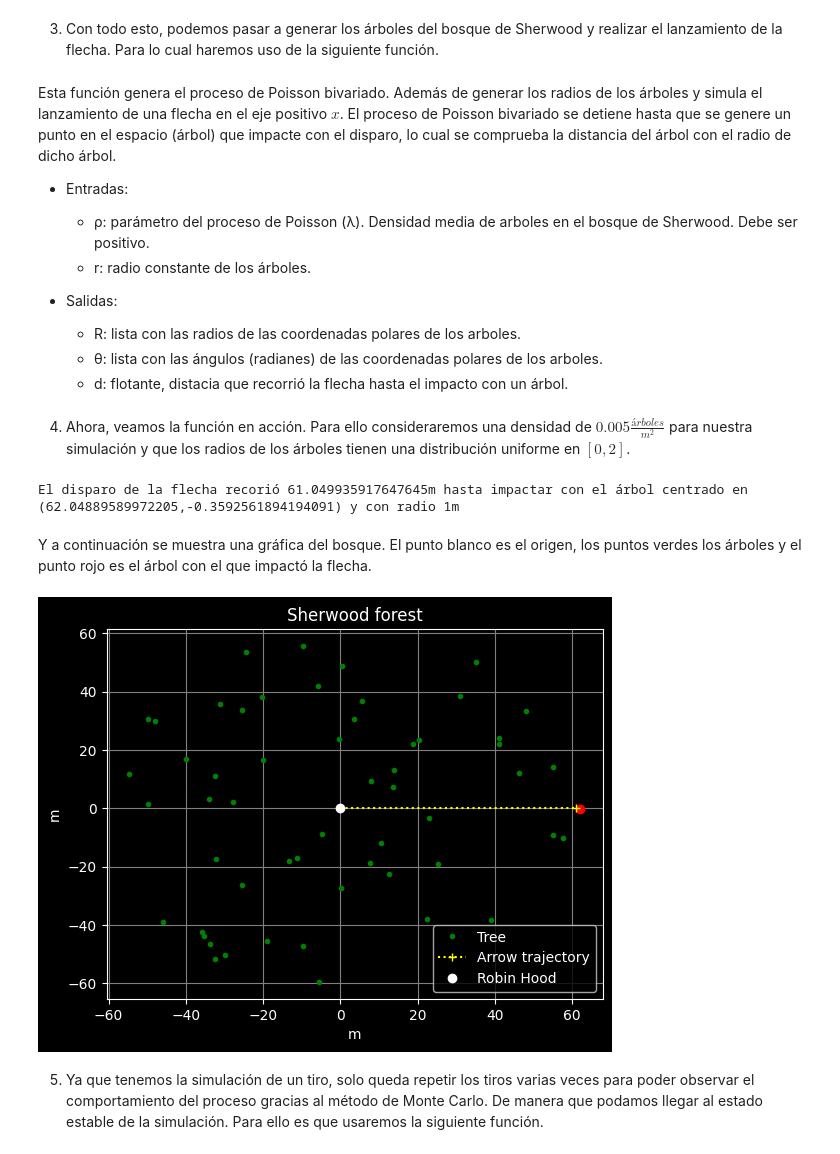
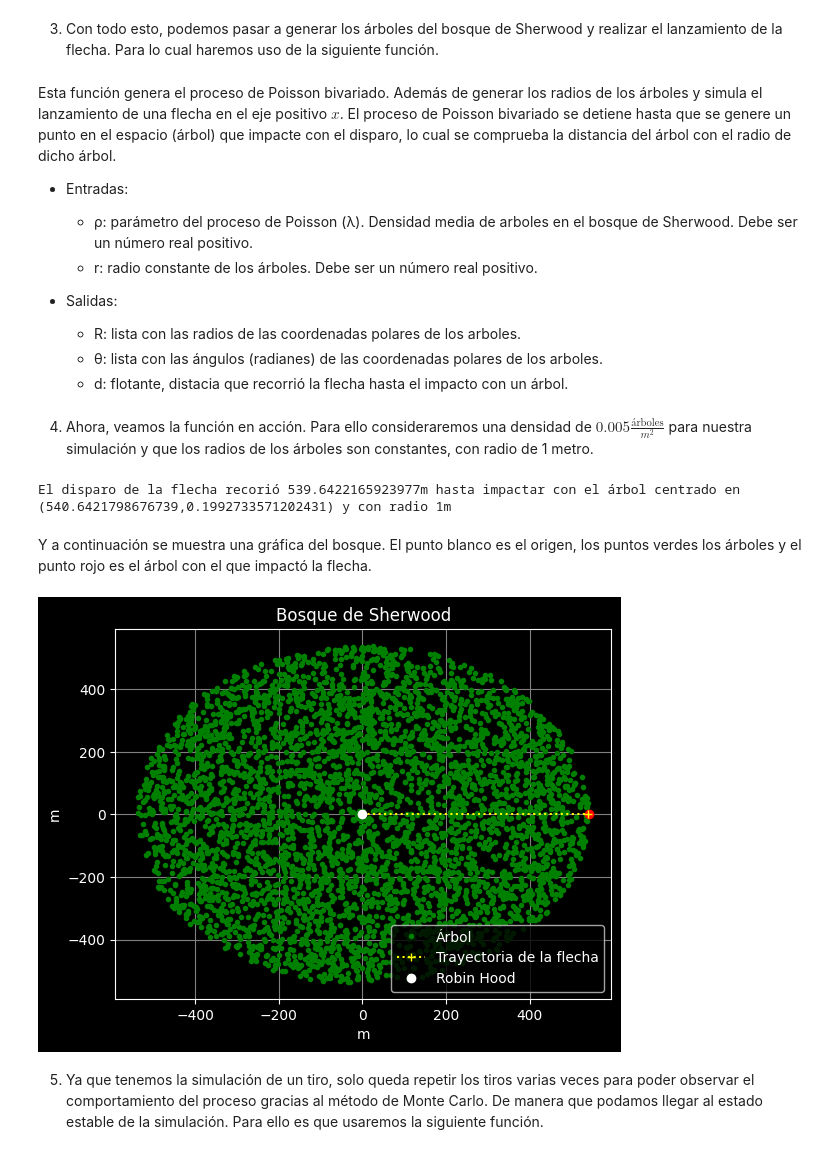
Before and after one commit to Vixuz144/Robin-Hood, a Jupyter notebook: Robin_Hood[EN].ipynb, the cells around one changed output. Saved outputs shown, nothing was run; the diff lists cells and outputs as text; code cells hidden in the pictures.

```diff
--- a/Robin_Hood[EN].ipynb
+++ b/Robin_Hood[EN].ipynb
@@ -254,5 +262,5 @@ Esta función genera el proceso de Poisson bivariado.
 # %%
-radio = 320
+radio = 100
 densidad = 0.005
 # %%
 seed(144)
@@ -388,7 +396,7 @@ def rep(R, ρ, r_a, n = 10**3, n_rep = 10**2):
     l.append(D.mean())
   return l
 # %%
-nr = 10**2
+nr = 400
 l = rep(radio, densidad, r_a, n = 400, n_rep = nr)
 # %%
 m = np.mean(l)
@@ -701,8 +731,8 @@ def bosque_flecha(ρ, r = 1):
 Esta función genera el proceso de Poisson bivariado. Además de generar los radios de los árboles y simula el lanzamiento de una flecha en el eje positivo $x$. El proceso de Poisson bivariado se detiene hasta que se genere un punto en el espacio (árbol) que impacte con el disparo, lo cual se comprueba la distancia del árbol con el radio de dicho árbol.
 
 * Entradas:
-  * ρ: parámetro del proceso de Poisson (λ). Densidad media de arboles en el bosque de Sherwood. Debe ser positivo.
-  * r: radio constante de los árboles.
+  * ρ: parámetro del proceso de Poisson (λ). Densidad media de arboles en el bosque de Sherwood. Debe ser un número real positivo.
+  * r: radio constante de los árboles. Debe ser un número real positivo.
 
 
 * Salidas:
@@ -710,7 +740,7 @@ Esta función genera el proceso de Poisson bivariado. Además de generar los rad
   * θ: lista con las ángulos (radianes) de las coordenadas polares de los arboles.
   * d: flotante, distacia que recorrió la flecha hasta el impacto con un árbol.
 # %% [markdown]
-4. Ahora, veamos la función en acción. Para ello consideraremos una densidad de $0.005\frac{árboles}{m^2}$ para nuestra simulación y que los radios de los árboles tienen una distribución uniforme en $[0,2]$.
+4. Ahora, veamos la función en acción. Para ello consideraremos una densidad de $0.005\frac{\textrm{árboles}}{m^2}$ para nuestra simulación y que los radios de los árboles son constantes, con radio de 1 metro.
 # %%
 densidad = 0.005
 r = 1
@@ -722,26 +752,25 @@ x, y = X[-1], Y[-1]
 
 print(f'El disparo de la flecha recorió {d}m hasta impactar con el árbol centrado en ({x},{y}) y con radio {r}m')
 # %% [output]
-El disparo de la flecha recorió 61.049935917647645m hasta impactar con el árbol centrado en (62.04889589972205,-0.3592561894194091) y con radio 1m
+El disparo de la flecha recorió 539.6422165923977m hasta impactar con el árbol centrado en (540.6421798676739,0.1992733571202431) y con radio 1m
 # %% [markdown]
 Y a continuación se muestra una gráfica del bosque. El punto blanco es el origen, los puntos verdes los árboles y el punto rojo es el árbol con el que impactó la flecha.
 # %%
 plt.style.use('dark_background')
-plt.plot(X,Y, '.g', label='Tree')
+plt.plot(X,Y, '.g', label='Árbol')
 plt.plot(x,y, 'or')
-plt.plot((0,d), (0,0), ':+', color = 'yellow', label='Arrow trajectory')
+plt.plot((0,d), (0,0), ':+', color = 'yellow', label='Trayectoria de la flecha')
 plt.plot(0,0, 'ow', label='Robin Hood')
-plt.title('Proceso de Poisson Bivariado')
-plt.title('Sherwood forest')
+plt.title('Bosque de Sherwood')
 plt.xlabel('m')
 plt.ylabel('m')
 plt.grid(color='gray')
 plt.legend()
 
-plt.savefig('Cuarta_graf')
+plt.savefig('Sexta_graf')
 plt.show()
 # %% [output]
-[figure, old version]
+[figure, new version]
 # %% [markdown]
 5. Ya que tenemos la simulación de un tiro, solo queda repetir los tiros varias veces para poder observar el comportamiento del proceso gracias al método de Monte Carlo. De manera que podamos llegar al estado estable de la simulación. Para ello es que usaremos la siguiente función.
 # %%
```
Also changed, not shown: parts of 83 cells of this notebook.
